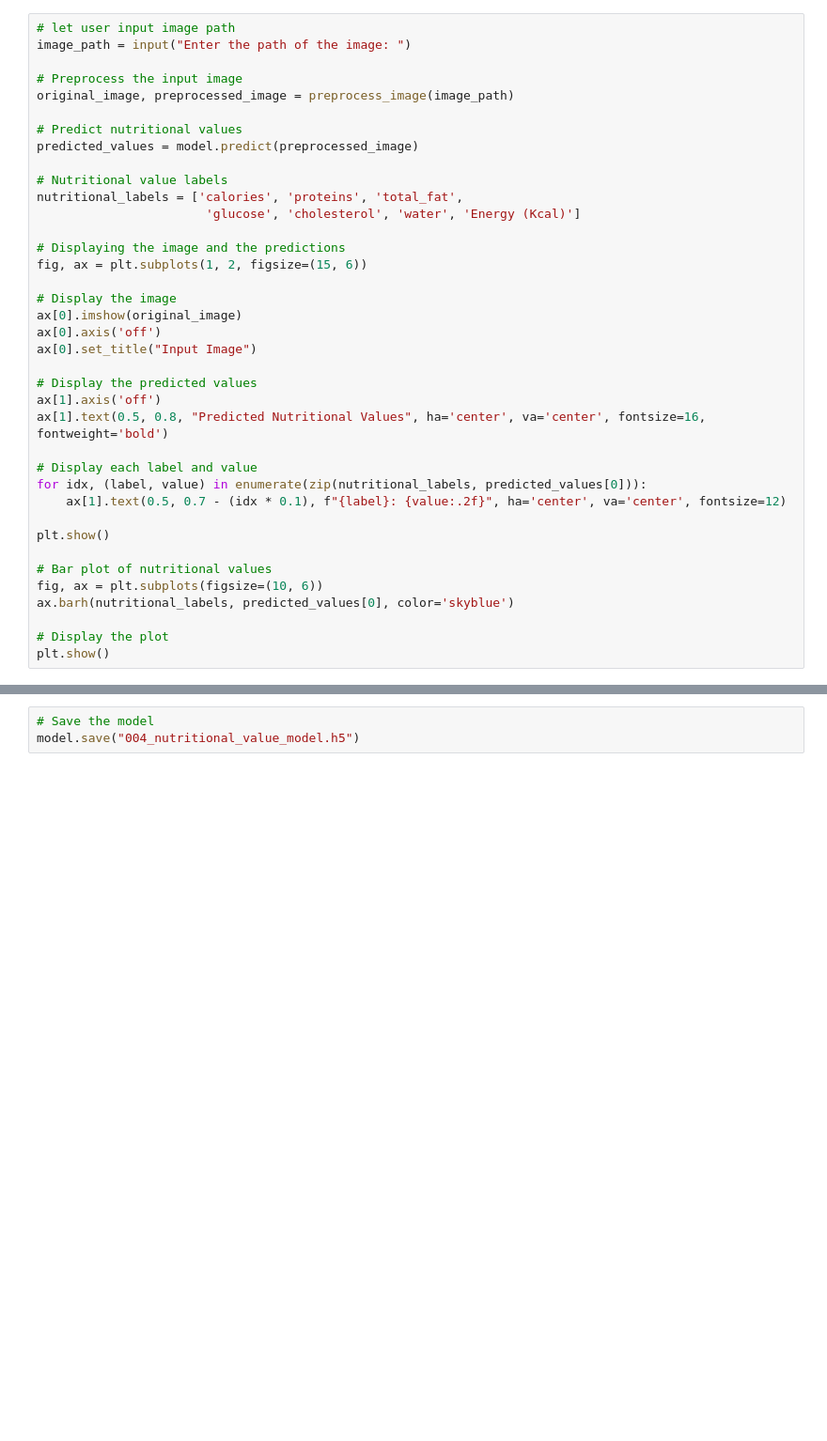
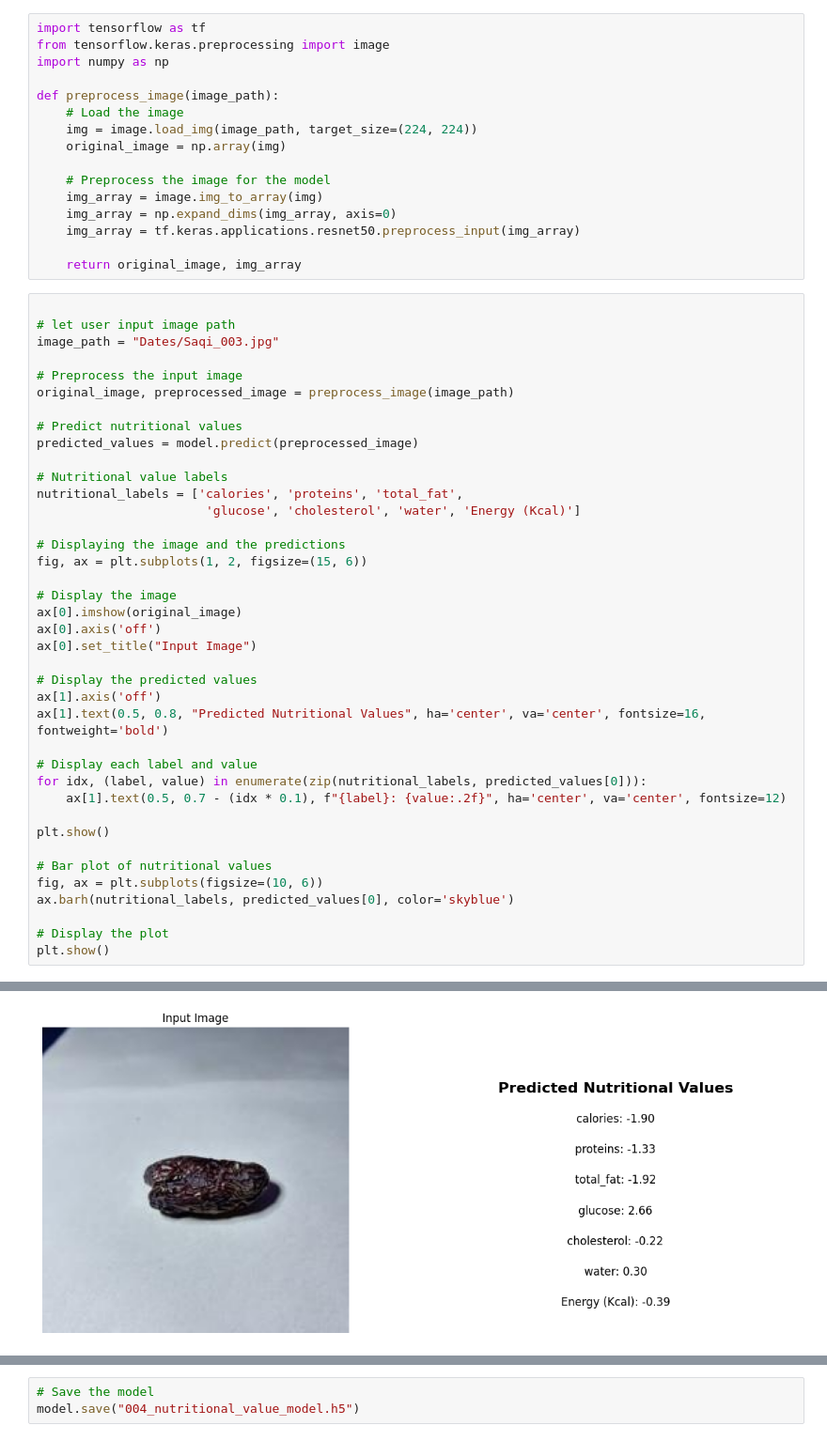
Before and after one commit to AIwaziri/Ai-305-LAB-ML, a Jupyter notebook: Project/model004.ipynb, the cells around one changed output, grey strips where cells are left out. Shown at 94% size. Cells and saved outputs as stored; diff of their text form; blank space fills up the shorter version.

```diff
--- a/Project/model004.ipynb
+++ b/Project/model004.ipynb
@@ -145,6 +140,23 @@ visualize_predictions(X_test, y_test_original, y_pred_original)
+# %%
+import tensorflow as tf
+from tensorflow.keras.preprocessing import image
+import numpy as np
+
+def preprocess_image(image_path):
+    # Load the image
+    img = image.load_img(image_path, target_size=(224, 224))
+    original_image = np.array(img)
+
+    # Preprocess the image for the model
+    img_array = image.img_to_array(img)
+    img_array = np.expand_dims(img_array, axis=0)
+    img_array = tf.keras.applications.resnet50.preprocess_input(img_array)
+
+    return original_image, img_array
 # %%
+
 # let user input image path
-image_path = input("Enter the path of the image: ")
+image_path = "Dates/Saqi_003.jpg"
 
 # Preprocess the input image
 original_image, preprocessed_image = preprocess_image(image_path)
@@ -180,3 +192,4 @@ ax.barh(nutritional_labels, predicted_values[0], color='skyblue')
 
 # Display the plot
 plt.show()
+# %% [output]
@@ -182,0 +197 @@ plt.show()
+[figure, added]
```
Also changed, not shown: parts of 6 cells of this notebook, 7 other files.
